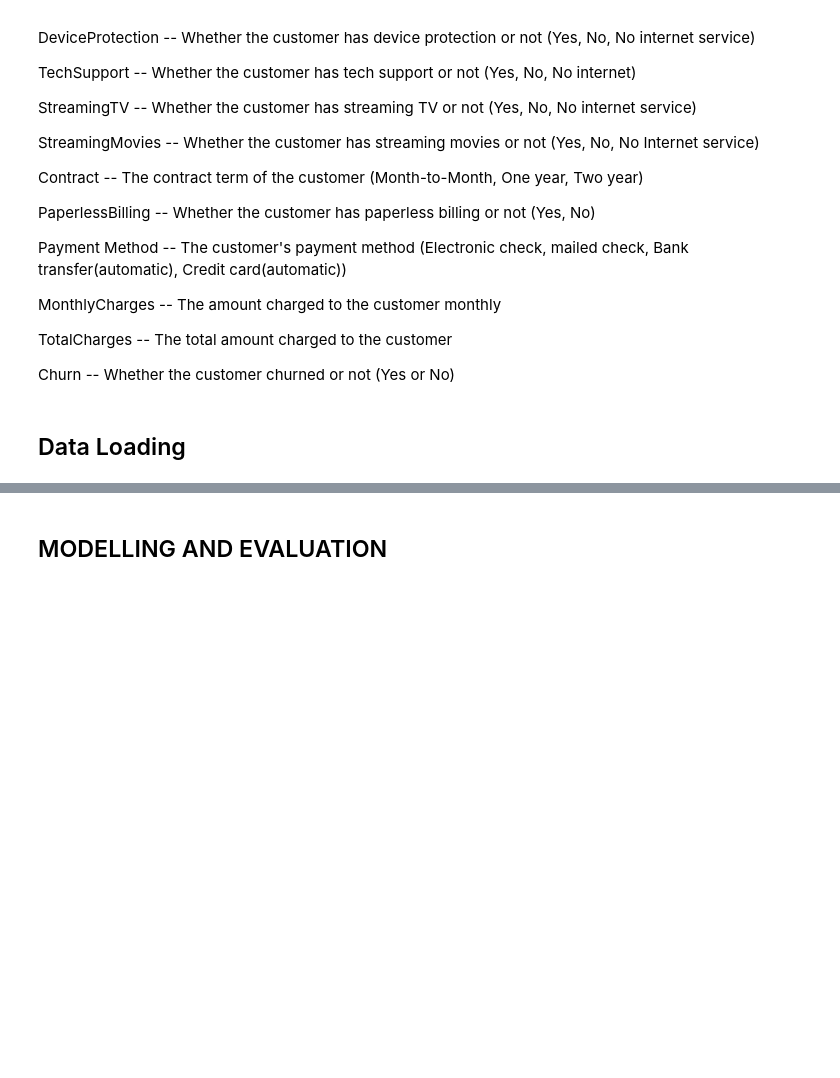
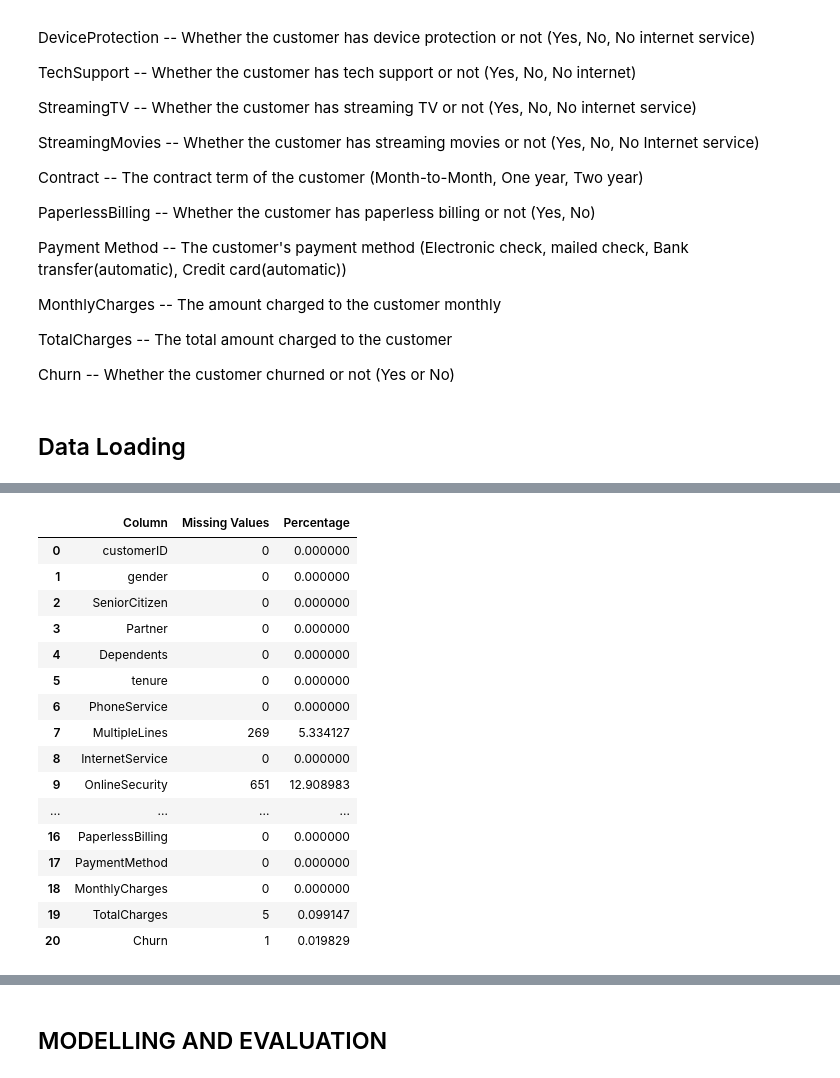
Before and after one commit to Wisdom-EdemD-rah/Customer-Churn-Prediction-and-Analysis, a Jupyter notebook: notebooks/main.ipynb, the cells around one changed output, grey strips where cells are left out. Cells and saved outputs as stored; diff of their text form; code cells hidden in the pictures; blank space fills up the shorter version.

```diff
--- a/notebooks/main.ipynb
+++ b/notebooks/main.ipynb
@@ -372,0 +421,11 @@ OperationalError: ('HYT00', '[HYT00] [Microsoft][ODBC Driver 18 for SQL Server]L
+# %%
+server = 'dap-projects-database.database.windows.net'
+database = 'dapDB'
+username = 'LP2_project'
+password = 'Stat$AndD@t@Rul3'
+
+#Create a connection string
+connection_string = f"DRIVER={{ODBC Driver 18 for SQL Server}};SERVER={server};DATABASE={database};UID={username};PWD={password};Encrypt=yes;TrustServerCertificate=no;Connection Timeout=200"
+
+connection = pyodbc.connect(connection_string)
+print("Connection successful")
@@ -456,0 +1061,33 @@ df_test.head()
+# %%
+# check for missing values and percentage
+missing_values = df_merged.isna().sum()
+missing_percentage = (df_merged.isna().sum() / df_merged.shape[0])*100
+
+# Create a DataFrame with the number of missing values and their percentage
+missing_df = pd.DataFrame({
+    'Column': df_merged.columns,
+    'Missing Values': missing_values,
+    'Percentage': missing_percentage
+}).reset_index(drop=True)
+
+# Display the DataFrame
+missing_df = pd.DataFrame(missing_df)
+missing_df
+# %% [output]
+|  | Column | Missing Values | Percentage |
+| 0 | customerID | 0 | 0.000000 |
+| 1 | gender | 0 | 0.000000 |
+| 2 | SeniorCitizen | 0 | 0.000000 |
+| 3 | Partner | 0 | 0.000000 |
+| 4 | Dependents | 0 | 0.000000 |
+| 5 | tenure | 0 | 0.000000 |
+| 6 | PhoneService | 0 | 0.000000 |
+| 7 | MultipleLines | 269 | 5.334127 |
+| 8 | InternetService | 0 | 0.000000 |
+| 9 | OnlineSecurity | 651 | 12.908983 |
+| ... | ... | ... | ... |
+| 16 | PaperlessBilling | 0 | 0.000000 |
+| 17 | PaymentMethod | 0 | 0.000000 |
+| 18 | MonthlyCharges | 0 | 0.000000 |
+| 19 | TotalCharges | 5 | 0.099147 |
+| 20 | Churn | 1 | 0.019829 |
```
Also changed, not shown: parts of 50 cells of this notebook.
